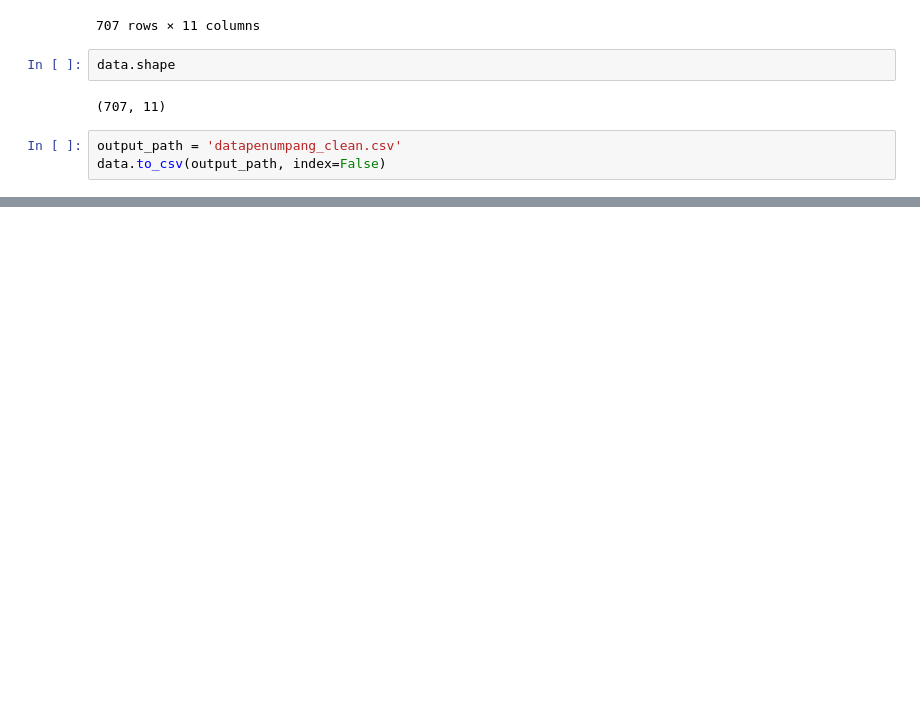
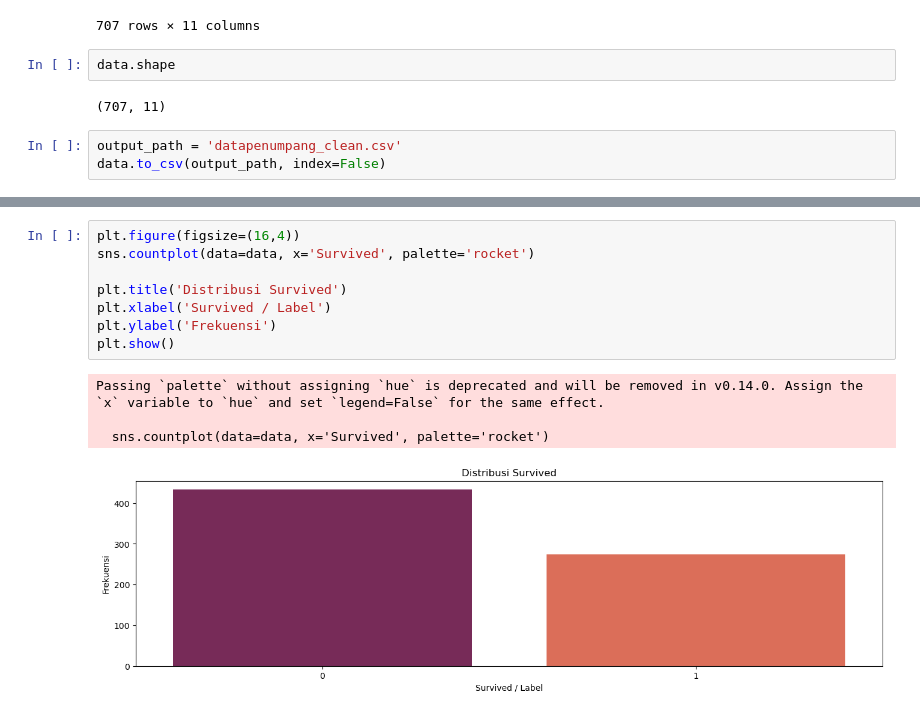
Before and after one commit to kh4fin/data-mining, a Jupyter notebook: Tugas_Kelompok_1/main.ipynb, the cells around one changed output, grey strips where cells are left out. Saved outputs shown, nothing was run; the diff lists cells and outputs as text; blank space fills up the shorter version.

```diff
--- a/Tugas_Kelompok_1/main.ipynb
+++ b/Tugas_Kelompok_1/main.ipynb
@@ -235,0 +301,13 @@ data.to_csv(output_path, index=False)
+# %%
+plt.figure(figsize=(16,4))
+sns.countplot(data=data, x='Survived', palette='rocket')
+
+plt.title('Distribusi Survived')
+plt.xlabel('Survived / Label')
+plt.ylabel('Frekuensi')
+plt.show()
+# %% [output]
+Passing `palette` without assigning `hue` is deprecated and will be removed in v0.14.0. Assign the `x` variable to `hue` and set `legend=False` for the same effect.
+
+  sns.countplot(data=data, x='Survived', palette='rocket')
+[figure, added]
```
Also changed, not shown: parts of 22 cells of this notebook, 1 other file.
